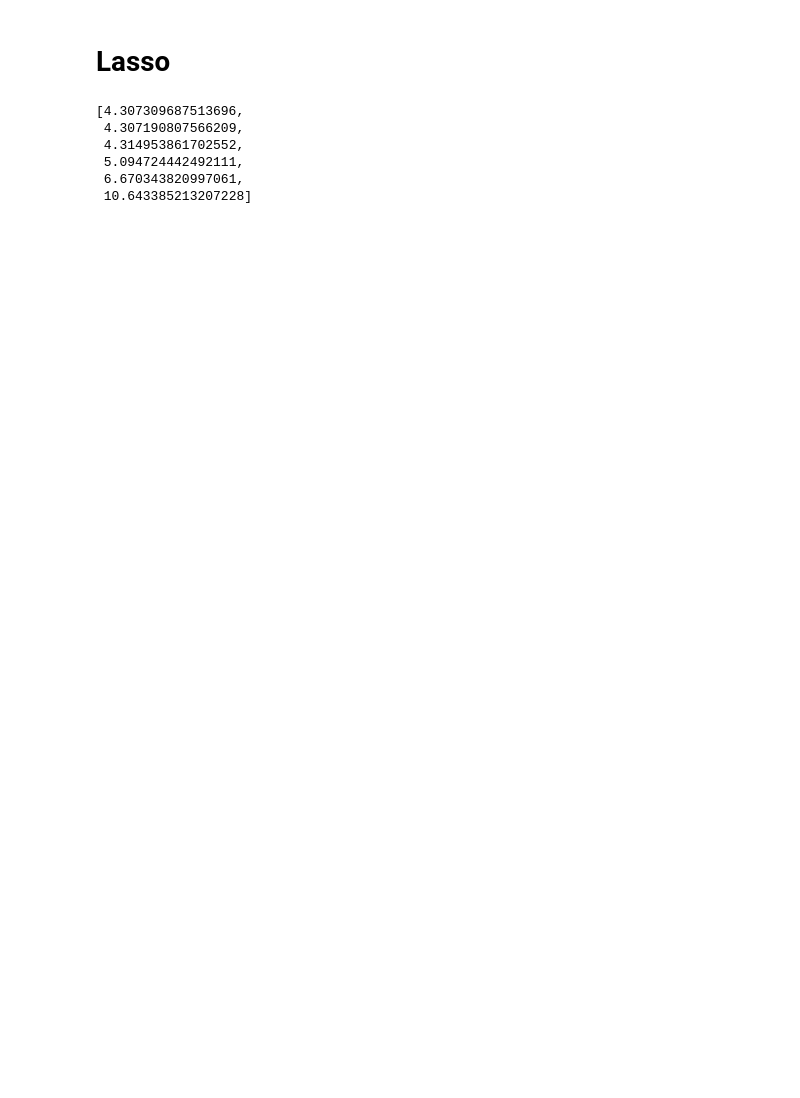
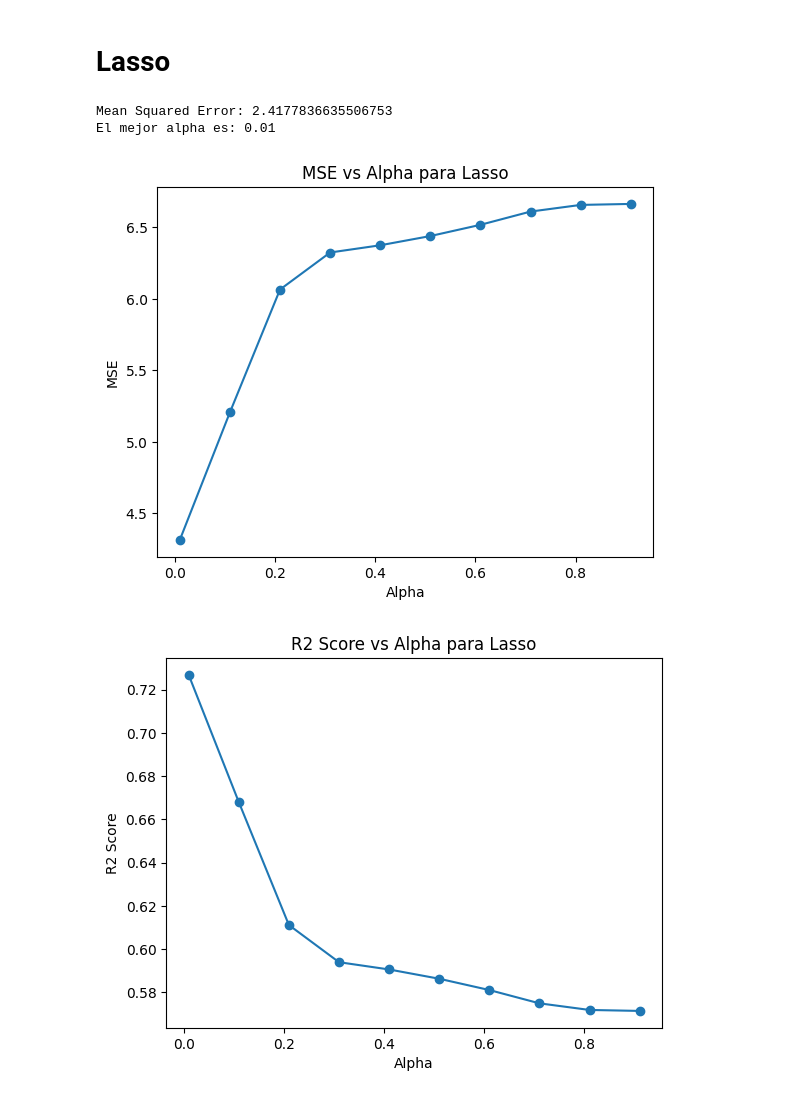
Before and after one commit to MatiasdeBuren/Final-Modelos-y-Simulacion, a Jupyter notebook: modelosFinal.ipynb, the cells around one changed output. Saved outputs shown, nothing was run; the diff lists cells and outputs as text; code cells hidden in the pictures; blank space fills up the shorter version.

```diff
--- a/modelosFinal.ipynb
+++ b/modelosFinal.ipynb
@@ -116,17 +148,48 @@ Adjusted R2 Score: 0.7041072358747383
 # %%
 def findBestAlpha(X, y, alphas):
     mse = []
+    r2_scores = []
     for alpha in alphas:
         model = Lasso(alpha=alpha)
-        mse.append(- np.mean(cross_val_score(model, X, y, scoring='neg_mean_squared_error', cv=10)))
-    return mse
+        cross_val_score(model, X, y, scoring='neg_mean_squared_error', cv=5)
+        # Calcular el MSE usando validación cruzada (neg_mean_squared_error)
+        mse_value = np.mean(-cross_val_score(model, X, y, scoring='neg_mean_squared_error', cv=10))
+        r2_score_value = np.mean(cross_val_score(model, X, y, scoring='r2', cv=10))
+        r2_scores.append(r2_score_value)
+        mse.append(mse_value)
+
+    # Encontrar el alpha que minimiza el MSE
+    best_alpha = alphas[np.argmin(mse)]
+    return best_alpha, mse, r2_scores
-# %%
-findBestAlpha(X, y, [0.0001, 0.001, 0.01, 0.1, 1, 10])
-# %% [output]
-[4.307309687513696,
- 4.307190807566209,
- 4.314953861702552,
- 5.094724442492111,
- 6.670343820997061,
- 10.643385213207228]
+# %%
+alphas = np.arange(0.01, 1, 0.1)
+
+best_alpha, mse_values, bestr2_score = findBestAlpha(X, y, alphas)
+
+
+
+lasso = Lasso(alpha=best_alpha)
+lasso.fit(x_train, y_train)
+predictions = lasso.predict(x_test)
+mse = mean_squared_error(y_test, predictions)
+print(f'Mean Squared Error: {mse}')
+
+print(f"El mejor alpha es: {best_alpha}")
+
+plt.plot(alphas, mse_values, marker='o')
+plt.xlabel('Alpha')
+plt.ylabel('MSE')
+plt.title('MSE vs Alpha para Lasso')
+plt.show()
+
+plt.plot(alphas, bestr2_score, marker='o')
+plt.xlabel('Alpha')
+plt.ylabel('R2 Score')
+plt.title('R2 Score vs Alpha para Lasso')
+plt.show()
+# %% [output]
+Mean Squared Error: 2.4177836635506753
+El mejor alpha es: 0.01
+[figure, added]
+[figure, added]
 # %%
```
Also changed, not shown: parts of 23 cells of this notebook.
